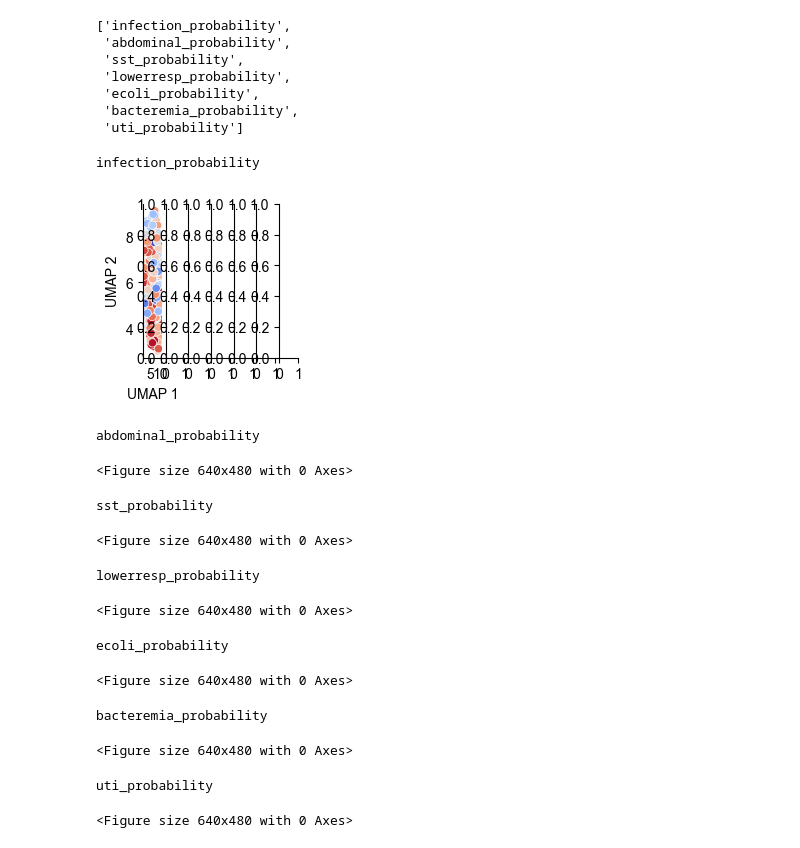
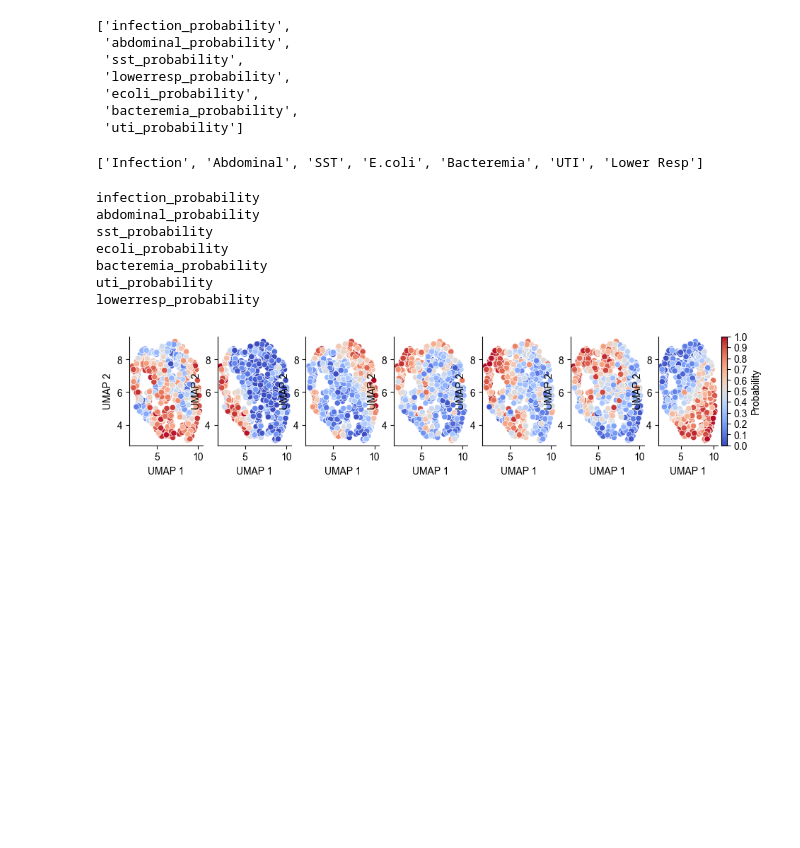
Before and after one commit to InfectionMedicineProteomics/DigitalFamilyAnalysis, a Jupyter notebook: 4_feature_selection_infection/infection_28_roc.ipynb, the cells around one changed output. Saved outputs shown, nothing was run; the diff lists cells and outputs as text; code cells hidden in the pictures; blank space fills up the shorter version.

Commit message:
infection map fix

```diff
--- a/4_feature_selection_infection/infection_28_roc.ipynb
+++ b/4_feature_selection_infection/infection_28_roc.ipynb
@@ -301,6 +301,20 @@ import matplotlib as mpl
 import matplotlib.pyplot as plt
 
 cmap = plt.get_cmap('coolwarm')
+# %%
+feature_types
+# %% [output]
+['Infection', 'Abdominal', 'SST', 'E.coli', 'Bacteremia', 'UTI', 'Lower Resp']
+# %%
+probability_columns = [
+    'infection_probability',
+    'abdominal_probability',
+    'sst_probability',
+    'ecoli_probability',
+    'bacteremia_probability',
+    'uti_probability',
+    'lowerresp_probability'
+]
 # %%
 fig, axs = plt.subplots(
     nrows=1,
@@ -309,49 +323,41 @@ fig, axs = plt.subplots(
 )
 
 for ax, prob_col in enumerate(probability_columns):
 
     print(prob_col)
 
     g = sns.scatterplot(
         data=design_matrix_test,
         x="UMAP 1",
         y="UMAP 2",
         hue=prob_col,
         palette=cmap,
         ax=axs[ax],
         legend=False
     )
 
     if ax == 6:
 
         cbar = fig.colorbar(
             mpl.cm.ScalarMappable(
                 norm=mpl.colors.Normalize(vmin=0.0, vmax=1.0, clip=False), cmap=cmap),
                 ticks=np.arange(0.0, 1.0 + 0.1, 0.1),
                 label="Probability",
                 ax=axs[ax])
 
-    fig.set_size_inches((2, 2))
+    fig.set_size_inches((11, 2))
 
     sns.despine()
 
-    plt.show()
-
-    fig.savefig(
-        f"{prob_col}.pdf", dpi=300, bbox_inches="tight"
-    )
+    # fig.savefig(
+    #     f"{prob_col}.pdf", dpi=300, bbox_inches="tight"
+    # )
 # %% [output]
 infection_probability
+abdominal_probability
+sst_probability
+ecoli_probability
+bacteremia_probability
+uti_probability
+lowerresp_probability
-[figure, old version]
+[figure, new version]
-abdominal_probability
-<Figure size 640x480 with 0 Axes>
-sst_probability
-<Figure size 640x480 with 0 Axes>
-lowerresp_probability
-<Figure size 640x480 with 0 Axes>
-ecoli_probability
-<Figure size 640x480 with 0 Axes>
-bacteremia_probability
-<Figure size 640x480 with 0 Axes>
-uti_probability
-<Figure size 640x480 with 0 Axes>
```
Also changed, not shown: parts of 1 cell of this notebook, 3 other files.
